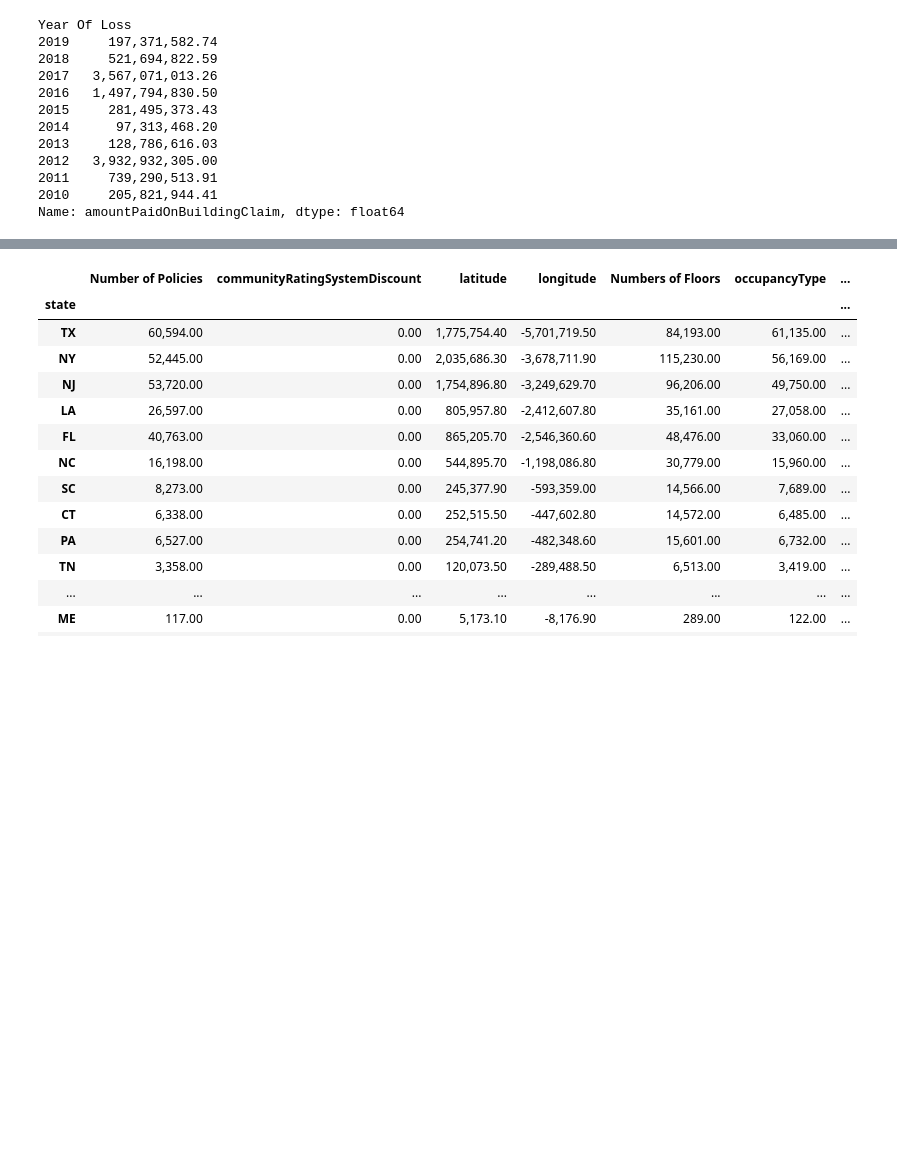
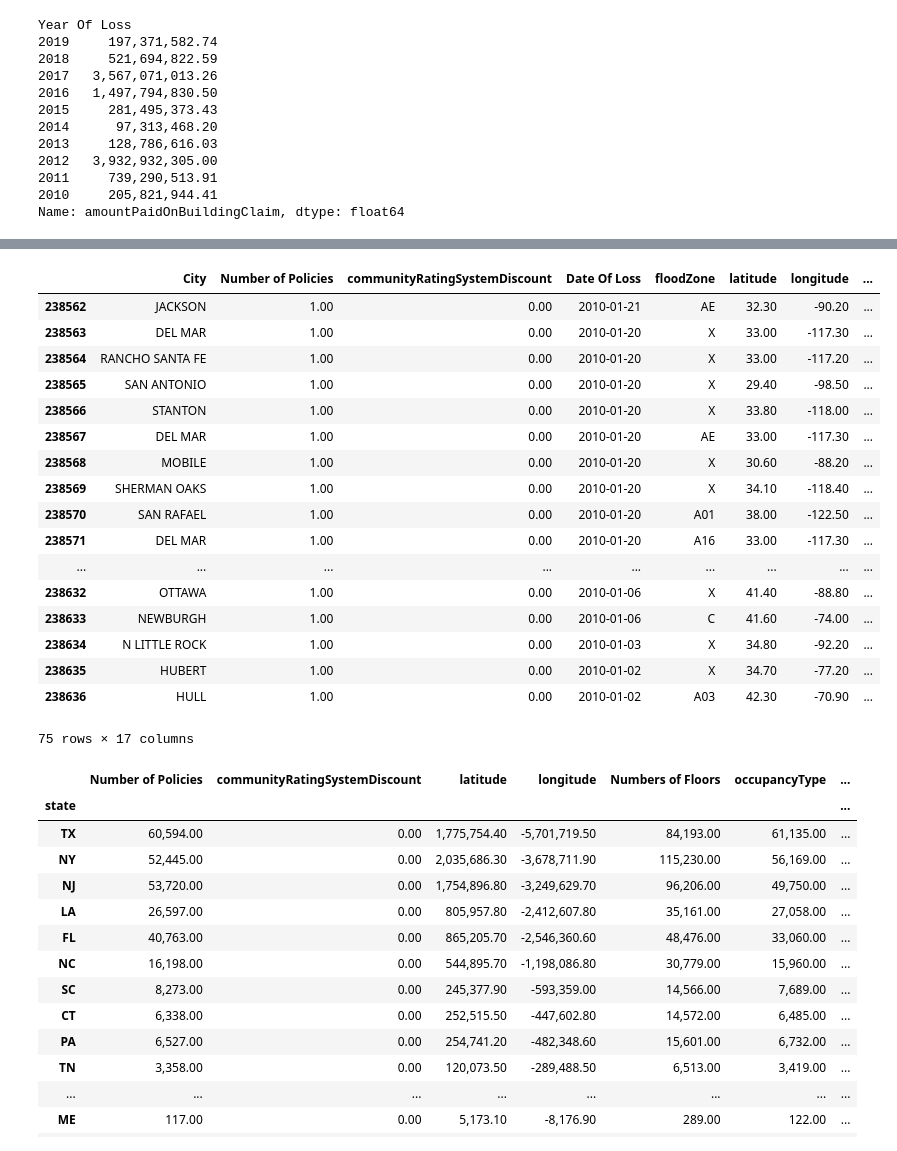
Before and after one commit to AnnSweetNanners/Project-1, a Jupyter notebook: CLEAN_FLOOD.ipynb, the cells around one changed output, grey strips where cells are left out. Saved outputs shown, nothing was run; the diff lists cells and outputs as text; code cells hidden in the pictures; blank space fills up the shorter version.

Commit message:
Updating the Flood Data

```diff
--- a/CLEAN_FLOOD.ipynb
+++ b/CLEAN_FLOOD.ipynb
@@ -68,3 +104,5 @@ Name: amountPaidOnBuildingClaim, dtype: float64
 # %%
 #Export Flood Severity to CSV
 flood_severity.to_csv('Flood_severity.csv',index=True,header=True)
+# %%
+paid_Claims = flood_df[flood_df['amountPaidOnBuildingClaim'] > 0].reset_index(drop=True)
@@ -71,3 +229,24 @@ flood_severity.to_csv('Flood_severity.csv',index=True,header=True)
+# %%
+paid_Claims.tail(75)
+# %% [output]
+|  | City | Number of Policies | communityRatingSystemDiscount | Date Of Loss | floodZone | latitude | longitude | ... |
+| 238562 | JACKSON | 1.00 | 0.00 | 2010-01-21 | AE | 32.30 | -90.20 | ... |
+| 238563 | DEL MAR | 1.00 | 0.00 | 2010-01-20 | X | 33.00 | -117.30 | ... |
+| 238564 | RANCHO SANTA FE | 1.00 | 0.00 | 2010-01-20 | X | 33.00 | -117.20 | ... |
+| 238565 | SAN ANTONIO | 1.00 | 0.00 | 2010-01-20 | X | 29.40 | -98.50 | ... |
+| 238566 | STANTON | 1.00 | 0.00 | 2010-01-20 | X | 33.80 | -118.00 | ... |
+| 238567 | DEL MAR | 1.00 | 0.00 | 2010-01-20 | AE | 33.00 | -117.30 | ... |
+| 238568 | MOBILE | 1.00 | 0.00 | 2010-01-20 | X | 30.60 | -88.20 | ... |
+| 238569 | SHERMAN OAKS | 1.00 | 0.00 | 2010-01-20 | X | 34.10 | -118.40 | ... |
+| 238570 | SAN RAFAEL | 1.00 | 0.00 | 2010-01-20 | A01 | 38.00 | -122.50 | ... |
+| 238571 | DEL MAR | 1.00 | 0.00 | 2010-01-20 | A16 | 33.00 | -117.30 | ... |
+| ... | ... | ... | ... | ... | ... | ... | ... | ... |
+| 238632 | OTTAWA | 1.00 | 0.00 | 2010-01-06 | X | 41.40 | -88.80 | ... |
+| 238633 | NEWBURGH | 1.00 | 0.00 | 2010-01-06 | C | 41.60 | -74.00 | ... |
+| 238634 | N LITTLE ROCK | 1.00 | 0.00 | 2010-01-03 | X | 34.80 | -92.20 | ... |
+| 238635 | HUBERT | 1.00 | 0.00 | 2010-01-02 | X | 34.70 | -77.20 | ... |
+| 238636 | HULL | 1.00 | 0.00 | 2010-01-02 | A03 | 42.30 | -70.90 | ... |
+75 rows × 17 columns
 # %%
 # Flood Data per State (2010-2019)
 flood_df.groupby(['state']).sum().sort_values(by='amountPaidOnBuildingClaim',ascending=False)
```
Also changed, not shown: parts of 21 cells of this notebook.
